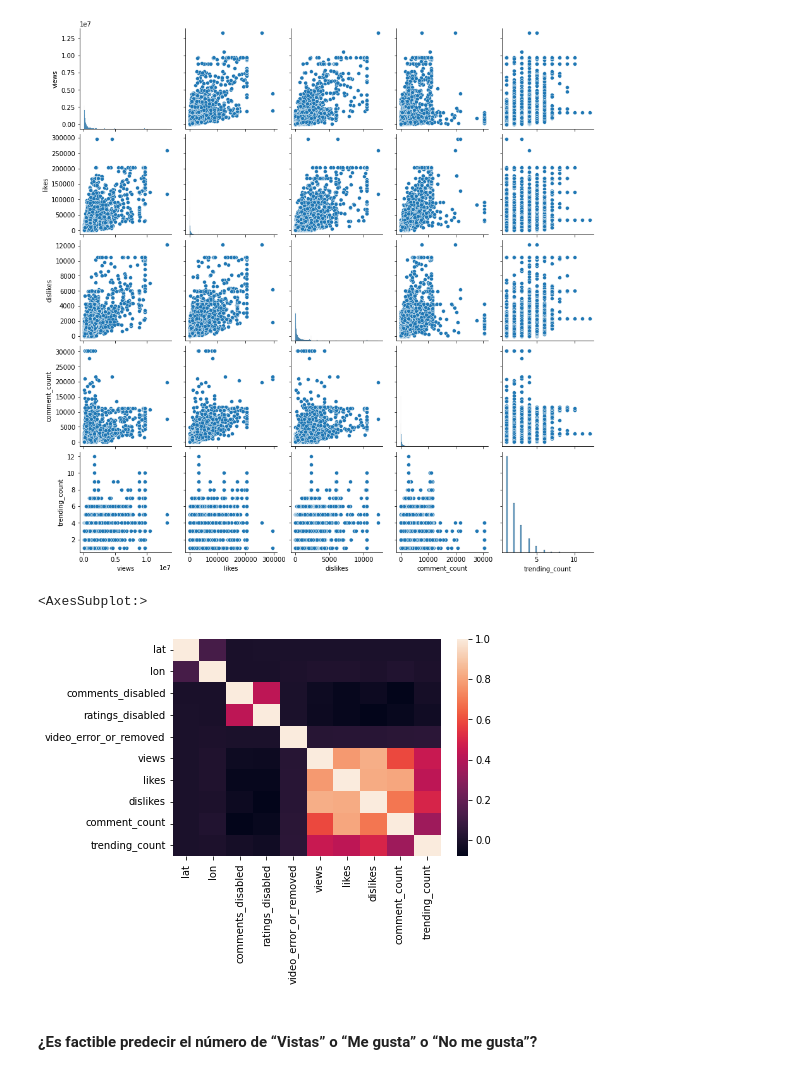
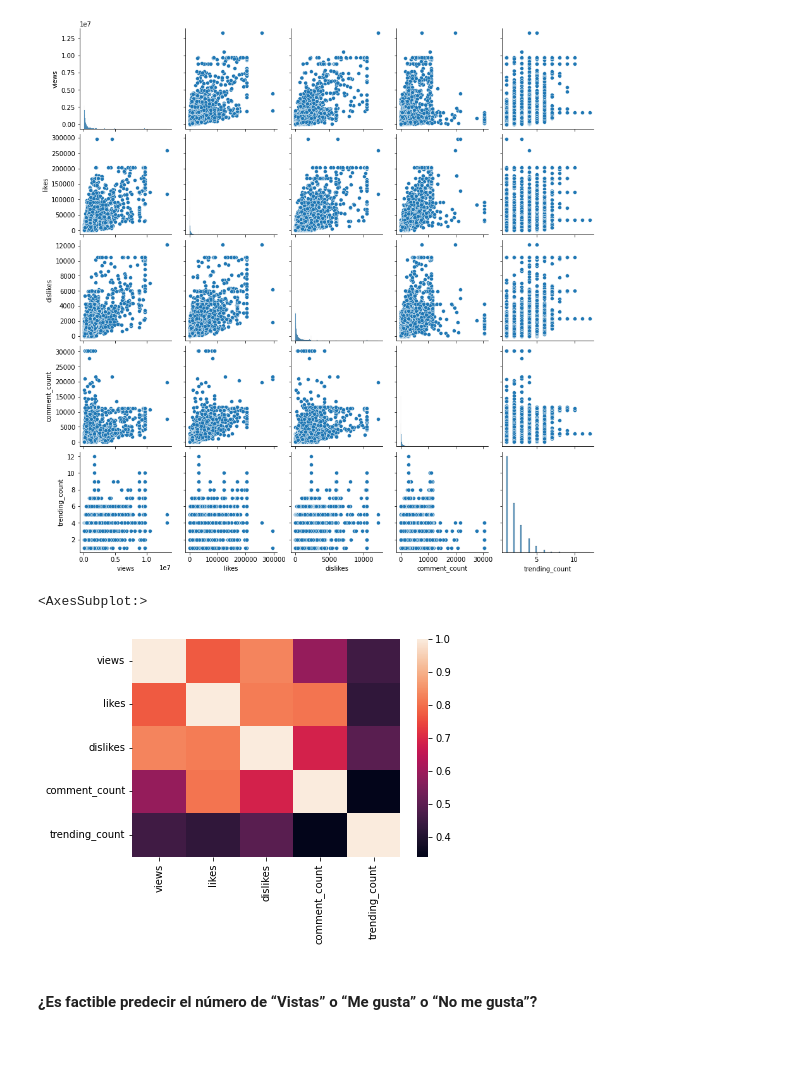
Before and after one commit to Adm-Info/EB-2022-1-CC50, a Jupyter notebook: code/11.preproc-req-cats-pregAdd.ipynb, the cells around one changed output. Cells and saved outputs as stored; diff of their text form; code cells hidden in the pictures; blank space fills up the shorter version.

Commit message:
fixed correlation heatmap

```diff
--- a/code/11.preproc-req-cats-pregAdd.ipynb
+++ b/code/11.preproc-req-cats-pregAdd.ipynb
@@ -72,11 +72,11 @@ data_reg_pplot
 # %%
 data_reg_pplot.figure.savefig('../graphs/pairplot.png')
 # %%
-data_reg_hmap = sns.heatmap(data_cat.corr())
+data_reg_hmap = sns.heatmap(data_reg.corr())
 data_reg_hmap
 # %% [output]
 <AxesSubplot:>
-[figure, old version]
+[figure, new version]
 # %%
 data_reg_hmap.figure.savefig('../graphs/heatmap-correlation.png')
 # %% [markdown]
```
